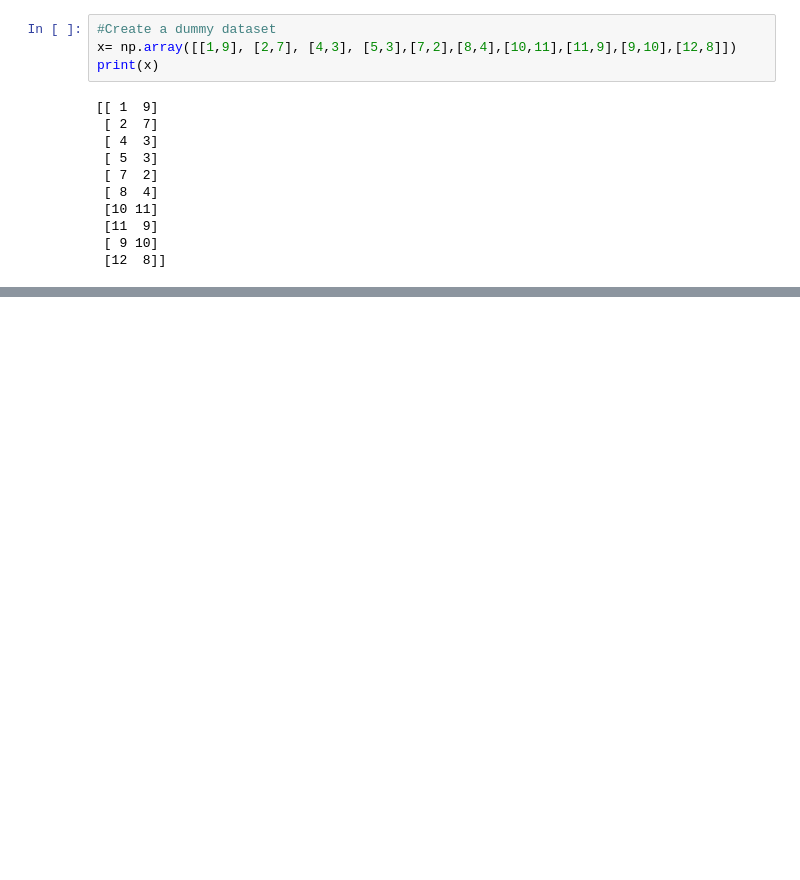
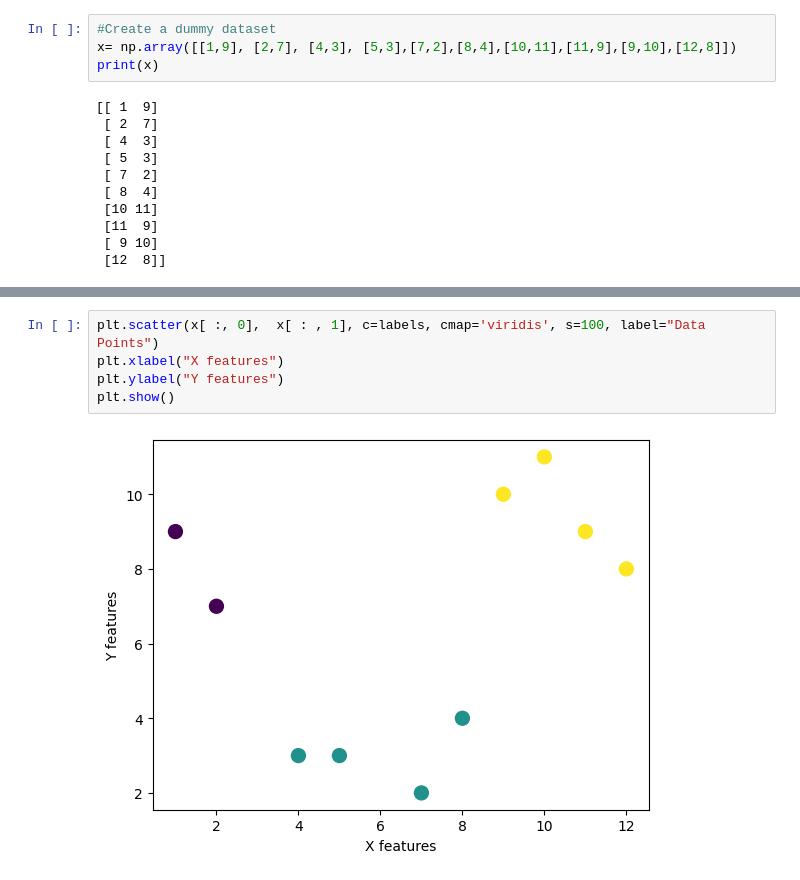
Before and after one commit to SumanDangol2000/Machine_Learning, a Jupyter notebook: Unsupervised Machine Learning/KMeans.ipynb, the cells around one changed output, grey strips where cells are left out. Drawn from its saved outputs; the diff is of its cells as text; blank space fills up the shorter version.

Commit message:
check the result using scatter plot

```diff
--- a/Unsupervised Machine Learning/KMeans.ipynb
+++ b/Unsupervised Machine Learning/KMeans.ipynb
@@ -105,0 +116,7 @@ plt.show()
+# %%
+plt.scatter(x[ :, 0],  x[ : , 1], c=labels, cmap='viridis', s=100, label="Data Points")
+plt.xlabel("X features")
+plt.ylabel("Y features")
+plt.show()
+# %% [output]
+[figure, added]
```
Also changed, not shown: parts of 4 cells of this notebook.
